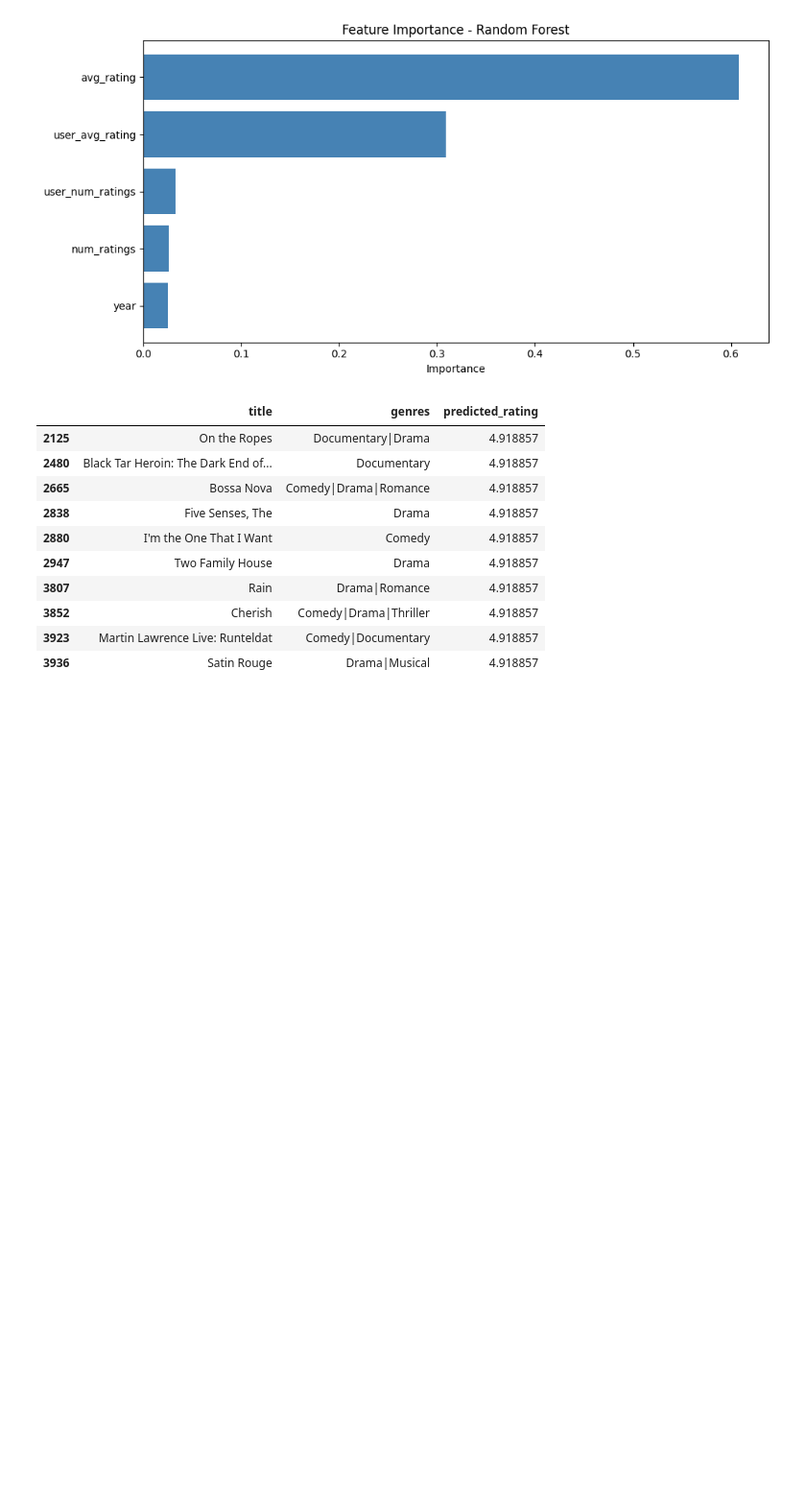
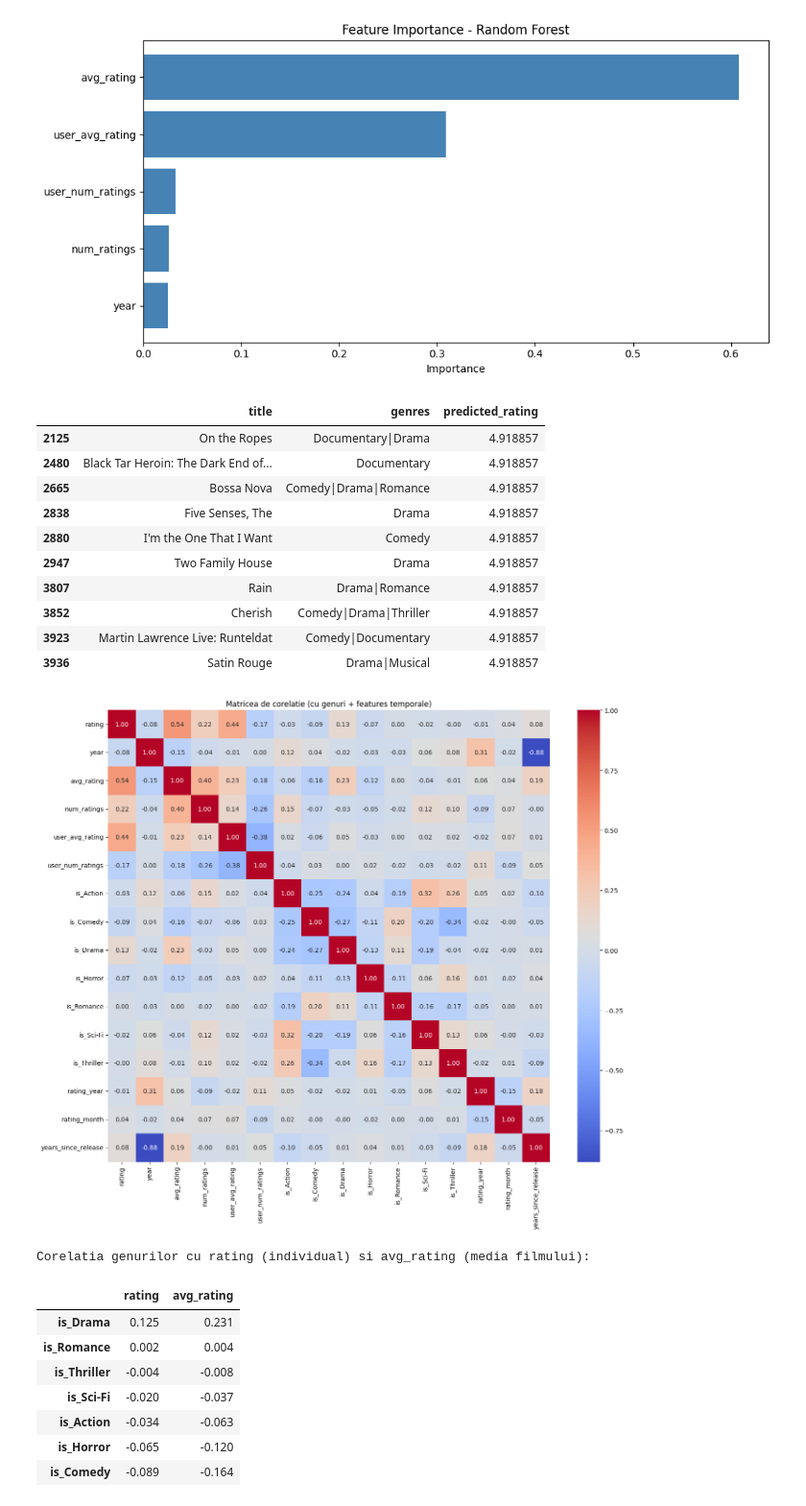
Before and after one commit to Alexandorel/ML-Product-Recommendation, a Jupyter notebook: src/python.ipynb, the cells around one changed output. Shown at 96% size. Cells and saved outputs as stored; diff of their text form; code cells hidden in the pictures; blank space fills up the shorter version.

Commit message:
matrice de corelatie extinsa cu genuri si features temporale

```diff
--- a/src/python.ipynb
+++ b/src/python.ipynb
@@ -824,3 +824,33 @@ df['years_since_release'] = df['rating_year'] - df['year']
 
 features_extended = features + [f'is_{g}' for g in top_genres] + \
                     ['rating_year', 'rating_month', 'years_since_release']
+# %%
+# Matrice de corelatie extinsa (cu genuri + features temporale)
+numeric_cols_extended = numeric_cols + [f'is_{g}' for g in top_genres] + \
+                        ['rating_year', 'rating_month', 'years_since_release']
+
+plt.figure(figsize=(14, 12))
+sns.heatmap(df[numeric_cols_extended].corr(), annot=True, cmap='coolwarm', fmt='.2f')
+plt.title('Matricea de corelatie (cu genuri + features temporale)')
+plt.tight_layout()
+plt.show()
+
+# Focus: corelatia genurilor cu rating-ul individual si cu avg_rating-ul filmului
+genre_cols = [f'is_{g}' for g in top_genres]
+genre_corr = df[genre_cols + ['rating', 'avg_rating']].corr() \
+               .loc[genre_cols, ['rating', 'avg_rating']] \
+               .sort_values('avg_rating', ascending=False)
+
+print("Corelatia genurilor cu rating (individual) si avg_rating (media filmului):")
+display(genre_corr.round(3))
+# %% [output]
+[figure, added]
+Corelatia genurilor cu rating (individual) si avg_rating (media filmului):
+|  | rating | avg_rating |
+| is_Drama | 0.125 | 0.231 |
+| is_Romance | 0.002 | 0.004 |
+| is_Thriller | -0.004 | -0.008 |
+| is_Sci-Fi | -0.020 | -0.037 |
+| is_Action | -0.034 | -0.063 |
+| is_Horror | -0.065 | -0.120 |
+| is_Comedy | -0.089 | -0.164 |
```
Also changed, not shown: parts of 3 cells of this notebook.
